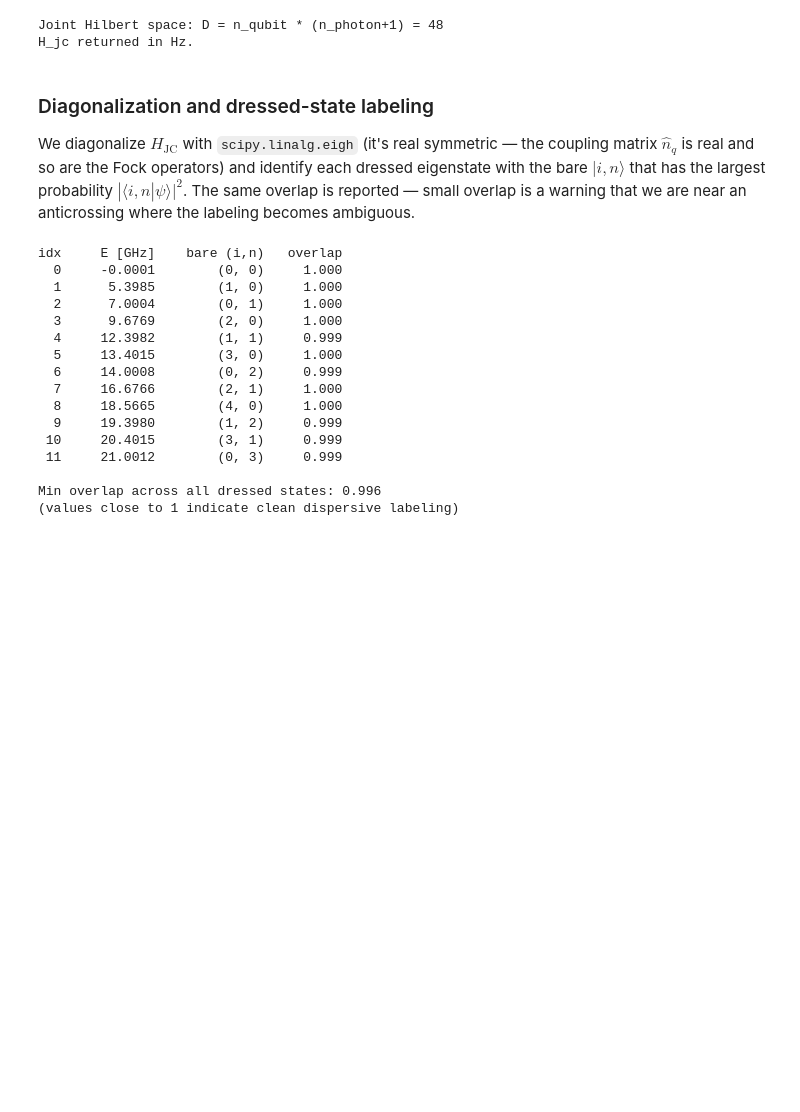
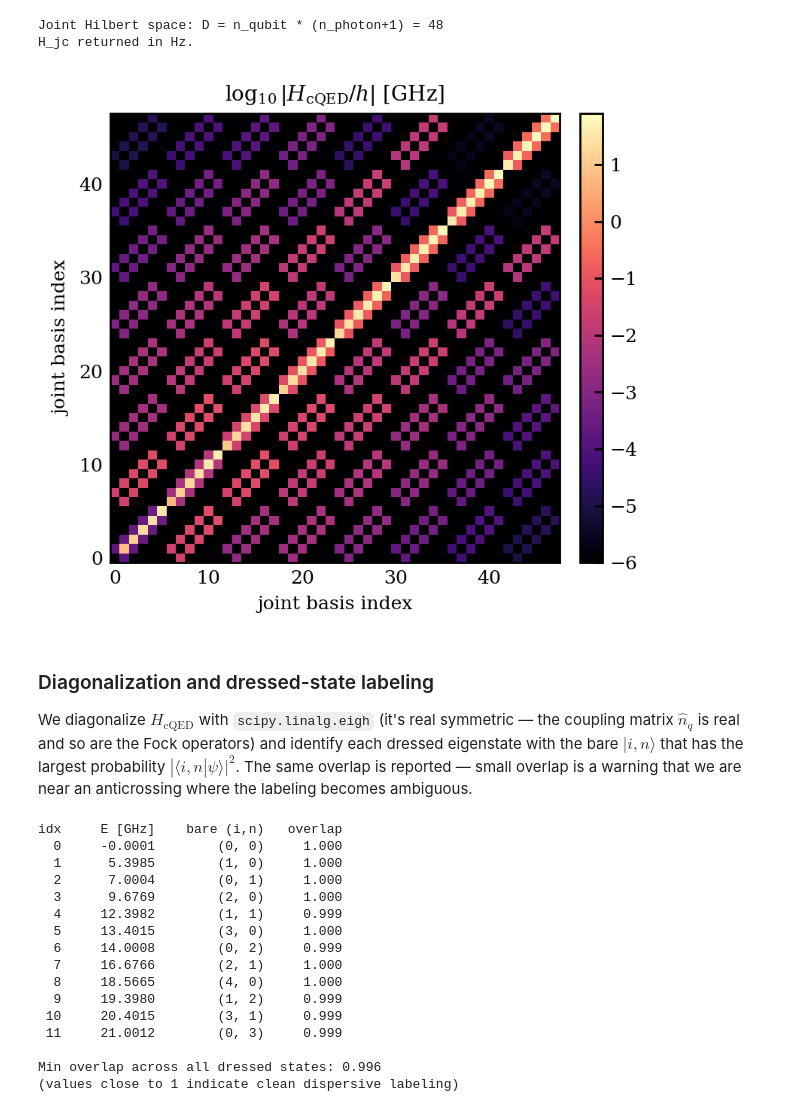
Before and after one commit to WashU-Astroparticle-Lab/qpd, a Jupyter notebook: notebooks/qpd_cqed.ipynb, the cells around one changed output. Drawn from its saved outputs; the diff is of its cells as text; code cells hidden in the pictures; blank space fills up the shorter version.

```diff
--- a/notebooks/qpd_jc.ipynb
+++ b/notebooks/qpd_cqed.ipynb
@@ -175,7 +177,7 @@ $$
 n_qubit = 8
 n_photon = 5
 
-H_jc, qfreqs, nmat, basis_labels = qpd.build_jc_hamiltonian(
+H_jc, qfreqs, nmat, basis_labels = qpd.build_cqed_hamiltonian(
     offset_charge=ng,
     coupling_g_hz=coupling_g_hz,
     readout_freq_hz=readout_freq_hz,
@@ -193,17 +195,19 @@ H_jc returned in Hz.
 # %%
 with plt.style.context(QPD._style_path):
     fig, ax = plt.subplots(figsize=(4, 3.6))
     # Plot |H| in GHz on log scale to see structure
     H_abs = np.abs(H_jc) / GHZ
     im = ax.imshow(np.log10(H_abs + 1e-6), origin='lower', cmap='magma')
-    ax.set_title(r'$\log_{10}|H_{\mathrm{JC}}/h|$ [GHz]')
+    ax.set_title(r'$\log_{10}|H_{\mathrm{cQED}}/h|$ [GHz]')
     ax.set_xlabel('joint basis index')
     ax.set_ylabel('joint basis index')
     plt.colorbar(im, ax=ax, fraction=0.046, pad=0.04)
+# %% [output]
+[figure, added]
 # %% [markdown]
 ### Diagonalization and dressed-state labeling
 
-We diagonalize $H_{\mathrm{JC}}$ with `scipy.linalg.eigh` (it's real
+We diagonalize $H_{\mathrm{cQED}}$ with `scipy.linalg.eigh` (it's real
 symmetric — the coupling matrix $\hat n_q$ is real and so are the Fock
 operators) and identify each dressed eigenstate with the bare $|i,n\rangle$
 that has the largest probability $|\langle i,n|\psi\rangle|^2$. The same
```
Also changed, not shown: parts of 17 cells of this notebook, 1 other file.
